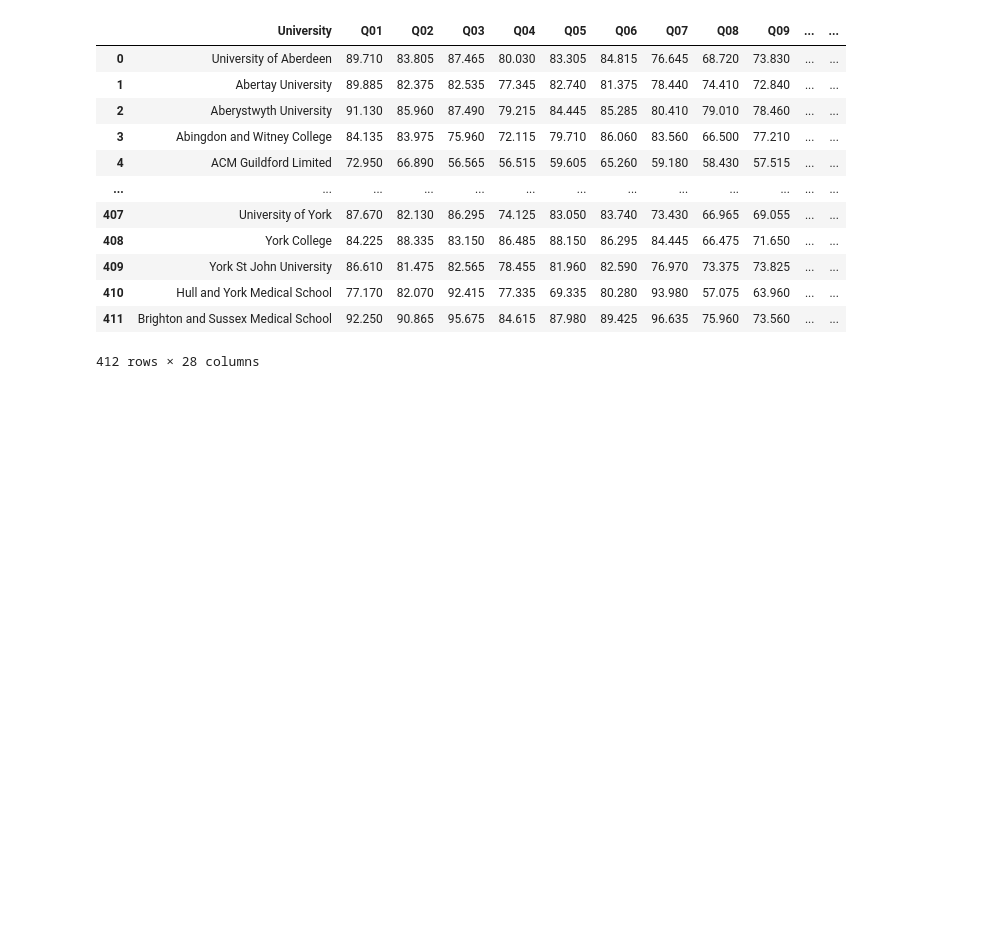
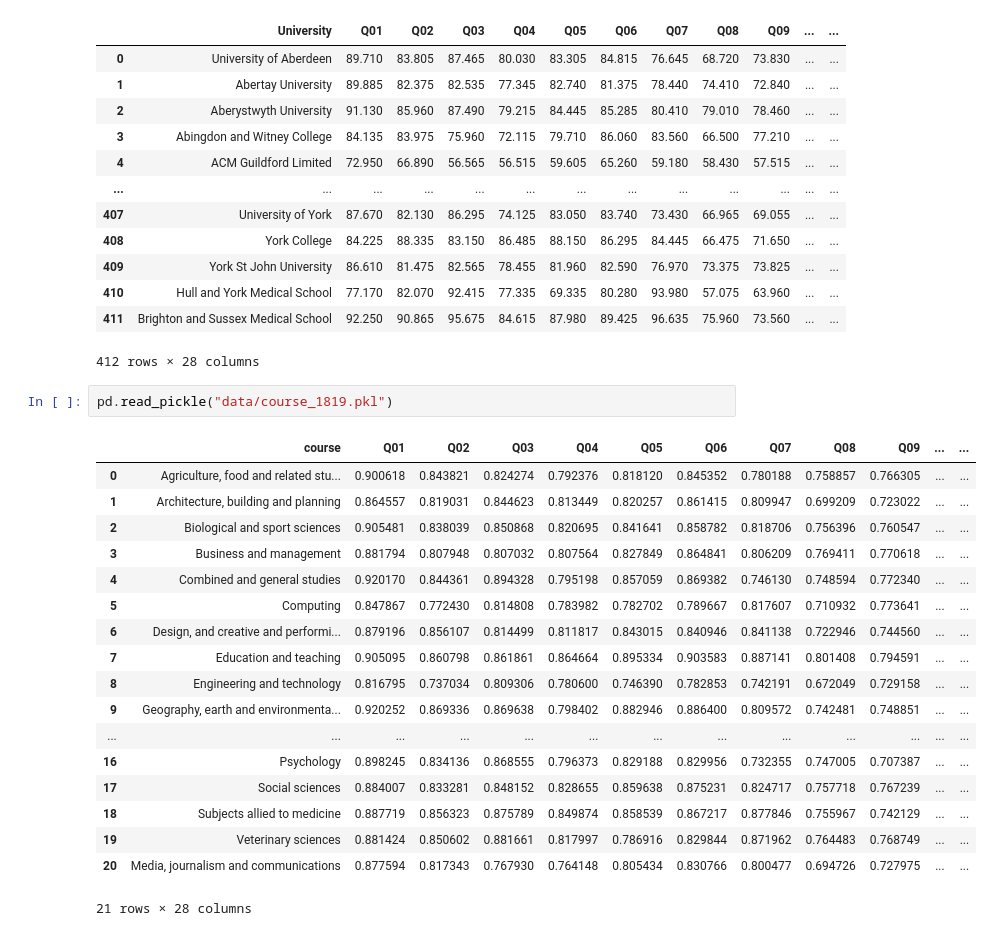
Before and after one commit to szelesaron/dissertation-code, a Jupyter notebook: cleaning.ipynb, the cells around one changed output. Drawn from its saved outputs; the diff is of its cells as text; blank space fills up the shorter version.

```diff
--- a/cleaning.ipynb
+++ b/cleaning.ipynb
@@ -276,3 +244,24 @@ pd.read_pickle("data/unis_2122.pkl")
 | 410 | Hull and York Medical School | 77.170 | 82.070 | 92.415 | 77.335 | 69.335 | 80.280 | 93.980 | 57.075 | 63.960 | ... | ... |
 | 411 | Brighton and Sussex Medical School | 92.250 | 90.865 | 95.675 | 84.615 | 87.980 | 89.425 | 96.635 | 75.960 | 73.560 | ... | ... |
 412 rows × 28 columns
+# %%
+pd.read_pickle("data/course_1819.pkl")
+# %% [output]
+|  | course | Q01 | Q02 | Q03 | Q04 | Q05 | Q06 | Q07 | Q08 | Q09 | ... | ... |
+| 0 | Agriculture, food and related stu... | 0.900618 | 0.843821 | 0.824274 | 0.792376 | 0.818120 | 0.845352 | 0.780188 | 0.758857 | 0.766305 | ... | ... |
+| 1 | Architecture, building and planning | 0.864557 | 0.819031 | 0.844623 | 0.813449 | 0.820257 | 0.861415 | 0.809947 | 0.699209 | 0.723022 | ... | ... |
+| 2 | Biological and sport sciences | 0.905481 | 0.838039 | 0.850868 | 0.820695 | 0.841641 | 0.858782 | 0.818706 | 0.756396 | 0.760547 | ... | ... |
+| 3 | Business and management | 0.881794 | 0.807948 | 0.807032 | 0.807564 | 0.827849 | 0.864841 | 0.806209 | 0.769411 | 0.770618 | ... | ... |
+| 4 | Combined and general studies | 0.920170 | 0.844361 | 0.894328 | 0.795198 | 0.857059 | 0.869382 | 0.746130 | 0.748594 | 0.772340 | ... | ... |
+| 5 | Computing | 0.847867 | 0.772430 | 0.814808 | 0.783982 | 0.782702 | 0.789667 | 0.817607 | 0.710932 | 0.773641 | ... | ... |
+| 6 | Design, and creative and performi... | 0.879196 | 0.856107 | 0.814499 | 0.811817 | 0.843015 | 0.840946 | 0.841138 | 0.722946 | 0.744560 | ... | ... |
+| 7 | Education and teaching | 0.905095 | 0.860798 | 0.861861 | 0.864664 | 0.895334 | 0.903583 | 0.887141 | 0.801408 | 0.794591 | ... | ... |
+| 8 | Engineering and technology | 0.816795 | 0.737034 | 0.809306 | 0.780600 | 0.746390 | 0.782853 | 0.742191 | 0.672049 | 0.729158 | ... | ... |
+| 9 | Geography, earth and environmenta... | 0.920252 | 0.869336 | 0.869638 | 0.798402 | 0.882946 | 0.886400 | 0.809572 | 0.742481 | 0.748851 | ... | ... |
+| ... | ... | ... | ... | ... | ... | ... | ... | ... | ... | ... | ... | ... |
+| 16 | Psychology | 0.898245 | 0.834136 | 0.868555 | 0.796373 | 0.829188 | 0.829956 | 0.732355 | 0.747005 | 0.707387 | ... | ... |
+| 17 | Social sciences | 0.884007 | 0.833281 | 0.848152 | 0.828655 | 0.859638 | 0.875231 | 0.824717 | 0.757718 | 0.767239 | ... | ... |
+| 18 | Subjects allied to medicine | 0.887719 | 0.856323 | 0.875789 | 0.849874 | 0.858539 | 0.867217 | 0.877846 | 0.755967 | 0.742129 | ... | ... |
+| 19 | Veterinary sciences | 0.881424 | 0.850602 | 0.881661 | 0.817997 | 0.786916 | 0.829844 | 0.871962 | 0.764483 | 0.768749 | ... | ... |
+| 20 | Media, journalism and communications | 0.877594 | 0.817343 | 0.767930 | 0.764148 | 0.805434 | 0.830766 | 0.800477 | 0.694726 | 0.727975 | ... | ... |
+21 rows × 28 columns
```
Also changed, not shown: parts of 6 cells of this notebook, 2 other files.
